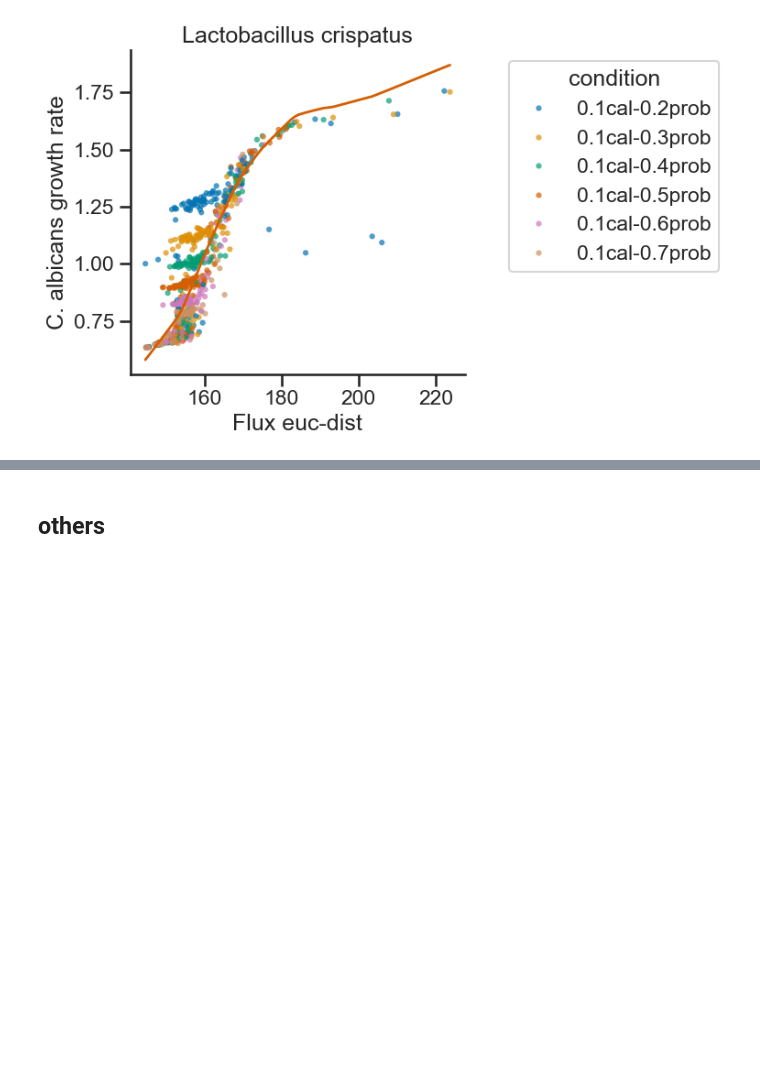
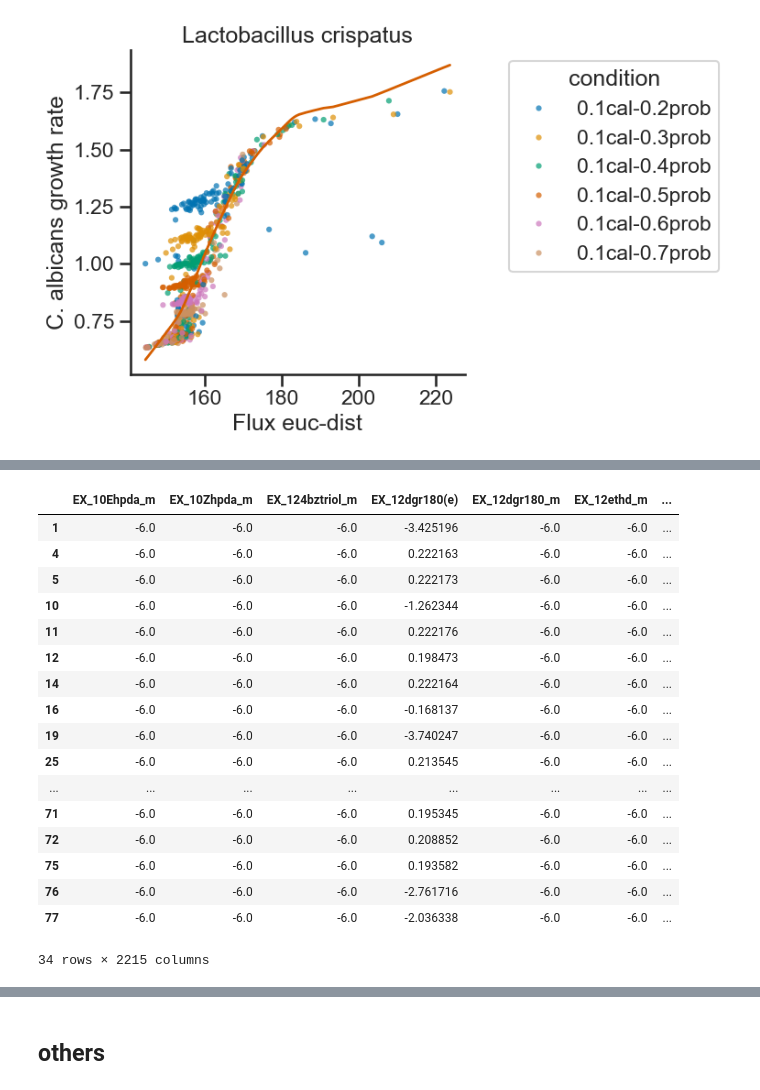
Before and after one commit to sylviameng0703/candida_invade_MCMMs, a Jupyter notebook: scripts/notebooks/micom_analysis.ipynb, the cells around one changed output, grey strips where cells are left out. Drawn from its saved outputs; the diff is of its cells as text; code cells hidden in the pictures; blank space fills up the shorter version.

```diff
--- a/scripts/notebooks/micom_analysis.ipynb
+++ b/scripts/notebooks/micom_analysis.ipynb
@@ -2566,0 +2642,11 @@ plt.show()
+# %%
+prob_import_flux = prob_exchanges.copy()[[x[1] != 'community' for x in prob_exchanges.index]]
+prob_import_flux[prob_import_flux >=0]=10**-6
+prob_import_flux=abs(prob_import_flux)
+prob_import_flux=np.log10(prob_import_flux)
+prob_import_flux=prob_import_flux[prob_import_flux>-6].fillna(-6)
+
+prob_export_flux = prob_exchanges.copy()[[x[1] != 'community' for x in prob_exchanges.index]]
+prob_export_flux[prob_export_flux<=0]=10**-6
+prob_export_flux=np.log10(prob_export_flux)
+prob_export_flux[prob_export_flux<-6]=-6
@@ -2566,0 +3044,8 @@ plt.show()
+# %%
+imprts=import_flux.reset_index()
+lac_imprts=imprts[imprts.level_1=='Lactobacillus_crispatus']
+lac_rate=growth_rates[growth_rates.compartments=='Lactobacillus_crispatus']
+lac_import=pd.merge(lac_imprts,lac_rate,left_on='level_0',right_on='sample')
+lac_import=lac_import.drop(['level_0','level_1'],axis=1)
+lac_import['log_growth']=np.log10(lac_import.growth_rate)
+lac_import
@@ -2566,0 +3066,8 @@ plt.show()
+# %%
+prob_imprts=prob_import_flux.reset_index()
+prob_lac_imprts=prob_imprts[prob_imprts.level_1=='Lactobacillus_crispatus']
+prob_lac_rate=growth_rates_prob[growth_rates_prob.compartments=='Lactobacillus_crispatus']
+prob_lac_import=pd.merge(prob_lac_imprts,prob_lac_rate,left_on='level_0',right_on='sample')
+prob_lac_import=prob_lac_import.drop(['level_0','level_1'],axis=1)
+prob_lac_import['log_growth']=np.log10(prob_lac_import.growth_rate)
+prob_lac_import
@@ -2566,0 +3088,28 @@ plt.show()
+# %%
+lac_import_grouped = lac_import.copy()
+lac_import_grouped['group'] = lac_import_grouped['sample'].apply(group_key)
+prob_lac_import_grouped = prob_lac_import.copy()
+prob_lac_import_grouped['group'] = prob_lac_import_grouped['sample'].apply(group_key2)
+# %%
+lac_import_VVC = lac_import_grouped[lac_import_grouped.group.isin(['AVVC', 'CVVC'])]
+prob_lac_import_VVC = prob_lac_import_grouped[prob_lac_import_grouped.group.isin(['AVVC+prob', 'CVVC+prob'])]
+lac_import_VVC
+# %% [output]
+|  | EX_10Ehpda_m | EX_10Zhpda_m | EX_124bztriol_m | EX_12dgr180(e) | EX_12dgr180_m | EX_12ethd_m | ... |
+| 1 | -6.0 | -6.0 | -6.0 | -3.425196 | -6.0 | -6.0 | ... |
+| 4 | -6.0 | -6.0 | -6.0 | 0.222163 | -6.0 | -6.0 | ... |
+| 5 | -6.0 | -6.0 | -6.0 | 0.222173 | -6.0 | -6.0 | ... |
+| 10 | -6.0 | -6.0 | -6.0 | -1.262344 | -6.0 | -6.0 | ... |
+| 11 | -6.0 | -6.0 | -6.0 | 0.222176 | -6.0 | -6.0 | ... |
+| 12 | -6.0 | -6.0 | -6.0 | 0.198473 | -6.0 | -6.0 | ... |
+| 14 | -6.0 | -6.0 | -6.0 | 0.222164 | -6.0 | -6.0 | ... |
+| 16 | -6.0 | -6.0 | -6.0 | -0.168137 | -6.0 | -6.0 | ... |
+| 19 | -6.0 | -6.0 | -6.0 | -3.740247 | -6.0 | -6.0 | ... |
+| 25 | -6.0 | -6.0 | -6.0 | 0.213545 | -6.0 | -6.0 | ... |
+| ... | ... | ... | ... | ... | ... | ... | ... |
+| 71 | -6.0 | -6.0 | -6.0 | 0.195345 | -6.0 | -6.0 | ... |
+| 72 | -6.0 | -6.0 | -6.0 | 0.208852 | -6.0 | -6.0 | ... |
+| 75 | -6.0 | -6.0 | -6.0 | 0.193582 | -6.0 | -6.0 | ... |
+| 76 | -6.0 | -6.0 | -6.0 | -2.761716 | -6.0 | -6.0 | ... |
+| 77 | -6.0 | -6.0 | -6.0 | -2.036338 | -6.0 | -6.0 | ... |
+34 rows × 2215 columns
```
Also changed, not shown: parts of 52 cells of this notebook.
